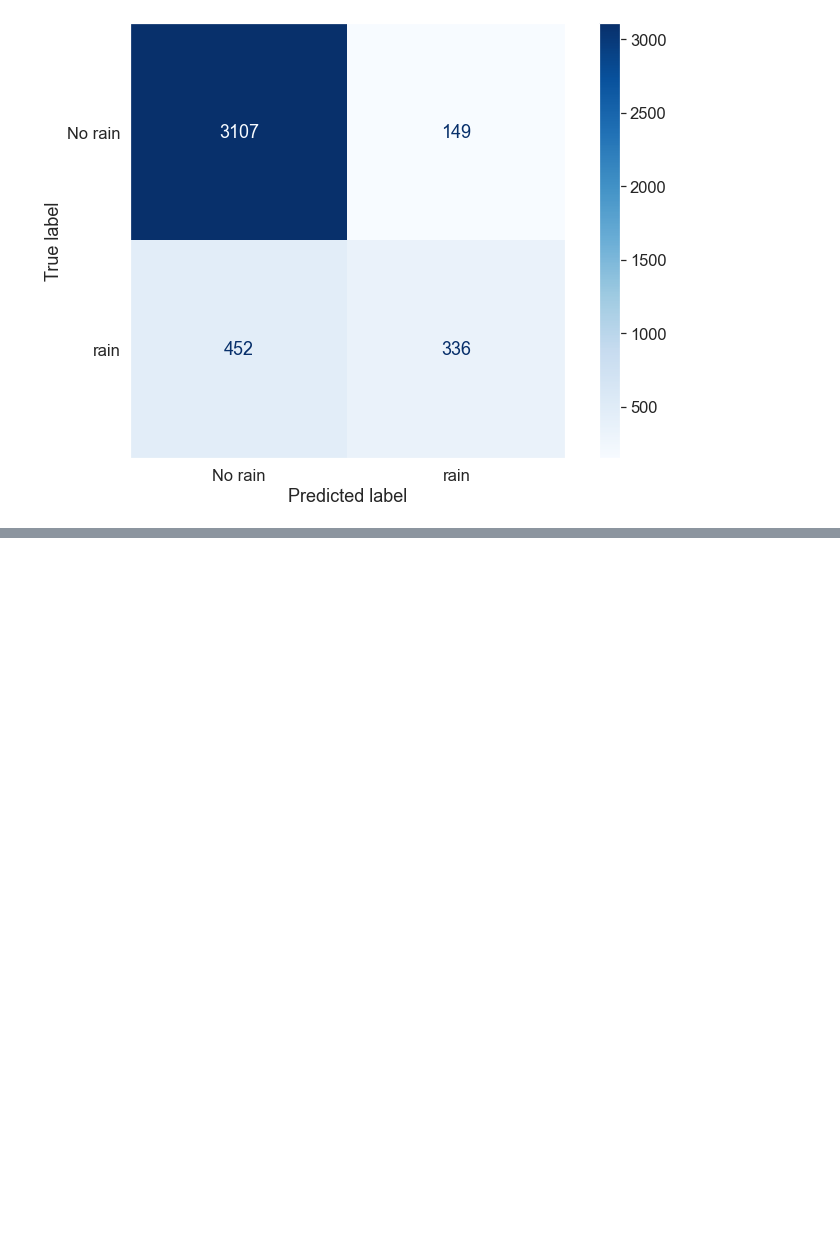
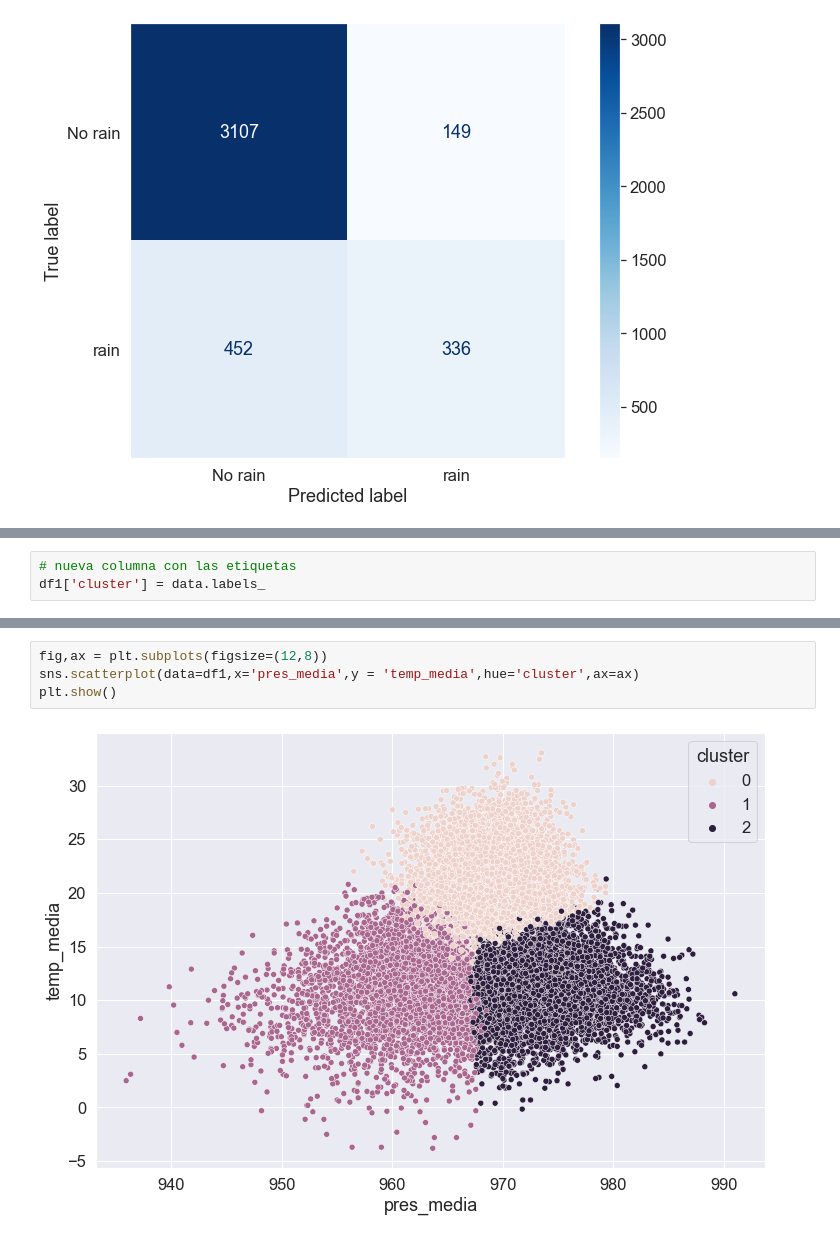
Before and after one commit to ManelForcales/prueba_tecnica, a Jupyter notebook: Fase_4.ipynb, the cells around one changed output, grey strips where cells are left out. Drawn from its saved outputs; the diff is of its cells as text; blank space fills up the shorter version.

```diff
--- a/Fase_4.ipynb
+++ b/Fase_4.ipynb
@@ -298,0 +410,3 @@ plt.show()
+# %%
+# nueva columna con las etiquetas
+df1['cluster'] = data.labels_
@@ -298,0 +423,6 @@ plt.show()
+# %%
+fig,ax = plt.subplots(figsize=(12,8))
+sns.scatterplot(data=df1,x='pres_media',y = 'temp_media',hue='cluster',ax=ax)
+plt.show()
+# %% [output]
+[figure, added]
```
Also changed, not shown: parts of 19 cells of this notebook, 1 other file.
